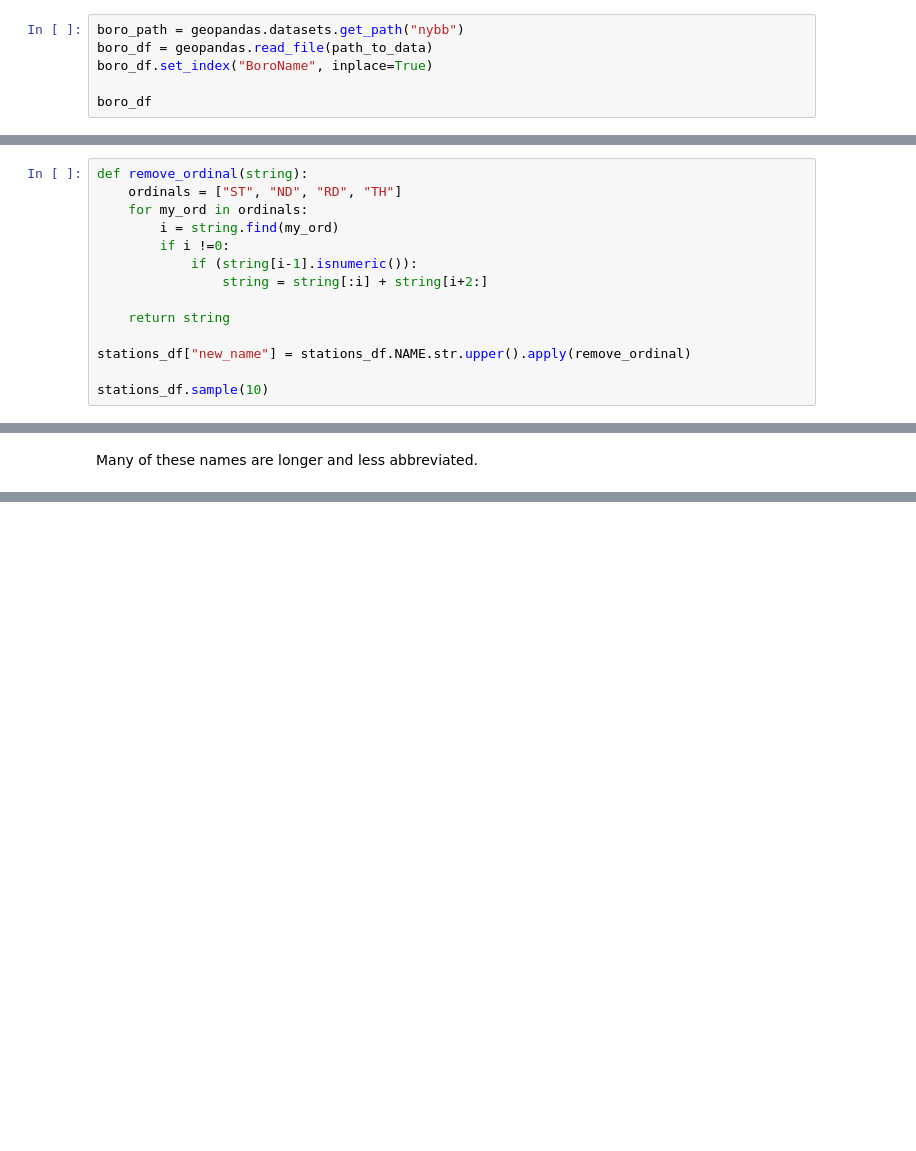
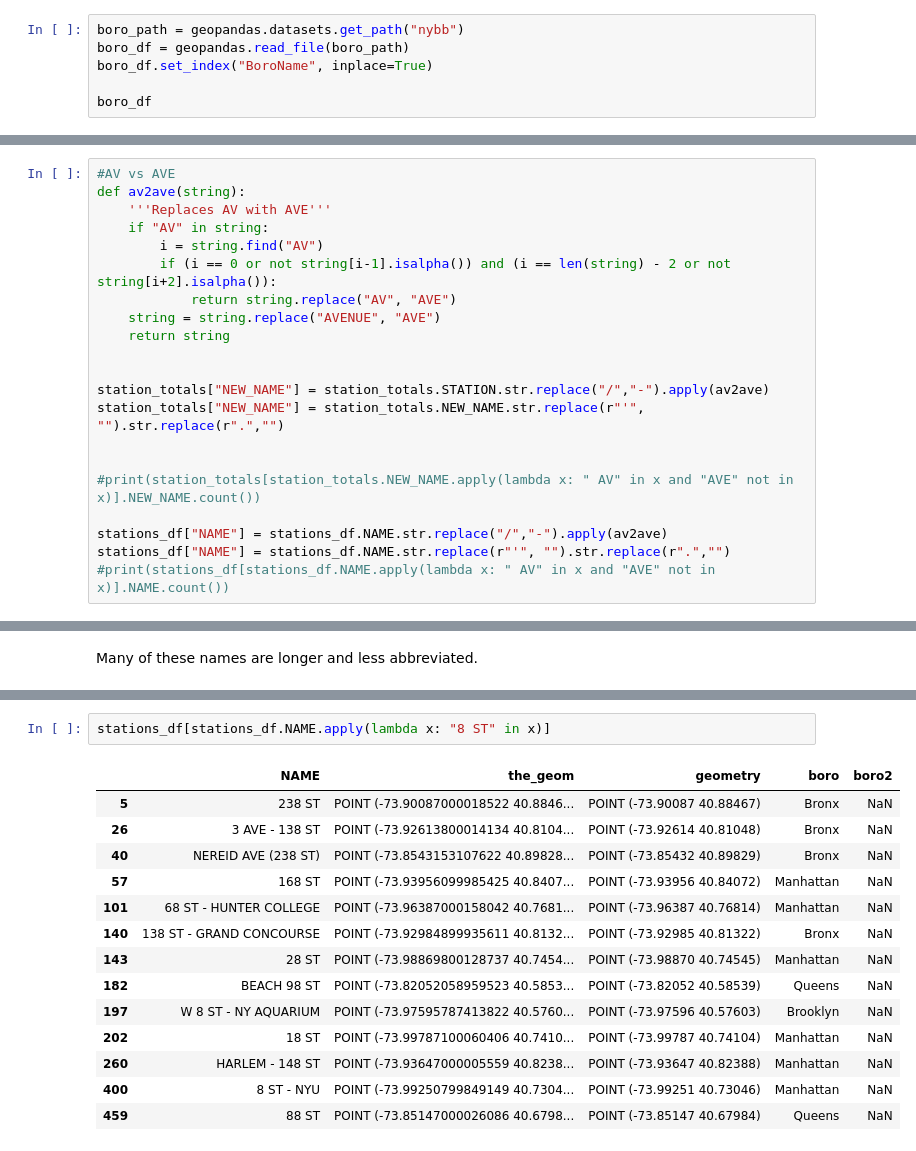
Before and after one commit to rsolava/mta-eda, a Jupyter notebook: analysis.ipynb, the cells around one changed output, grey strips where cells are left out. Saved outputs shown, nothing was run; the diff lists cells and outputs as text; blank space fills up the shorter version.

```diff
--- a/analysis.ipynb
+++ b/analysis.ipynb
@@ -401,7 +409,7 @@ op_df.head()
 Access the geodata for NYC boroughs from Geopandas.
 # %%
 boro_path = geopandas.datasets.get_path("nybb")
-boro_df = geopandas.read_file(path_to_data)
+boro_df = geopandas.read_file(boro_path)
 boro_df.set_index("BoroName", inplace=True)
 
 boro_df
@@ -562,14 +581,0 @@ station_totals[station_totals.STATION.apply(lambda x: " AV" in x)]
-# %%
-def remove_ordinal(string):
-    ordinals = ["ST", "ND", "RD", "TH"]
-    for my_ord in ordinals:
-        i = string.find(my_ord)
-        if i !=0:
-            if (string[i-1].isnumeric()):
-                string = string[:i] + string[i+2:]
-
-    return string
-
-stations_df["new_name"] = stations_df.NAME.str.upper().apply(remove_ordinal)
-
-stations_df.sample(10)
@@ -588 +582,22 @@ stations_df.sample(10)
+# %%
+#AV vs AVE
+def av2ave(string):
+    '''Replaces AV with AVE'''
+    if "AV" in string:
+        i = string.find("AV")
+        if (i == 0 or not string[i-1].isalpha()) and (i == len(string) - 2 or not string[i+2].isalpha()):
+            return string.replace("AV", "AVE")
+    string = string.replace("AVENUE", "AVE")
+    return string
+
+
+station_totals["NEW_NAME"] = station_totals.STATION.str.replace("/","-").apply(av2ave)
+station_totals["NEW_NAME"] = station_totals.NEW_NAME.str.replace(r"'", "").str.replace(r".","")
+
+
+#print(station_totals[station_totals.NEW_NAME.apply(lambda x: " AV" in x and "AVE" not in x)].NEW_NAME.count())
+
+stations_df["NAME"] = stations_df.NAME.str.replace("/","-").apply(av2ave)
+stations_df["NAME"] = stations_df.NAME.str.replace(r"'", "").str.replace(r".","")
+#print(stations_df[stations_df.NAME.apply(lambda x: " AV" in x and "AVE" not in x)].NAME.count())
 # %%
@@ -634,0 +712,17 @@ Name: STATION, dtype: int64
+# %%
+stations_df[stations_df.NAME.apply(lambda x: "8 ST" in x)]
+# %% [output]
+|  | NAME | the_geom | geometry | boro | boro2 |
+| 5 | 238 ST | POINT (-73.90087000018522 40.8846... | POINT (-73.90087 40.88467) | Bronx | NaN |
+| 26 | 3 AVE - 138 ST | POINT (-73.92613800014134 40.8104... | POINT (-73.92614 40.81048) | Bronx | NaN |
+| 40 | NEREID AVE (238 ST) | POINT (-73.8543153107622 40.89828... | POINT (-73.85432 40.89829) | Bronx | NaN |
+| 57 | 168 ST | POINT (-73.93956099985425 40.8407... | POINT (-73.93956 40.84072) | Manhattan | NaN |
+| 101 | 68 ST - HUNTER COLLEGE | POINT (-73.96387000158042 40.7681... | POINT (-73.96387 40.76814) | Manhattan | NaN |
+| 140 | 138 ST - GRAND CONCOURSE | POINT (-73.92984899935611 40.8132... | POINT (-73.92985 40.81322) | Bronx | NaN |
+| 143 | 28 ST | POINT (-73.98869800128737 40.7454... | POINT (-73.98870 40.74545) | Manhattan | NaN |
+| 182 | BEACH 98 ST | POINT (-73.82052058959523 40.5853... | POINT (-73.82052 40.58539) | Queens | NaN |
+| 197 | W 8 ST - NY AQUARIUM | POINT (-73.97595787413822 40.5760... | POINT (-73.97596 40.57603) | Brooklyn | NaN |
+| 202 | 18 ST | POINT (-73.99787100060406 40.7410... | POINT (-73.99787 40.74104) | Manhattan | NaN |
+| 260 | HARLEM - 148 ST | POINT (-73.93647000005559 40.8238... | POINT (-73.93647 40.82388) | Manhattan | NaN |
+| 400 | 8 ST - NYU | POINT (-73.99250799849149 40.7304... | POINT (-73.99251 40.73046) | Manhattan | NaN |
+| 459 | 88 ST | POINT (-73.85147000026086 40.6798... | POINT (-73.85147 40.67984) | Queens | NaN |
```
Also changed, not shown: parts of 33 cells of this notebook.
